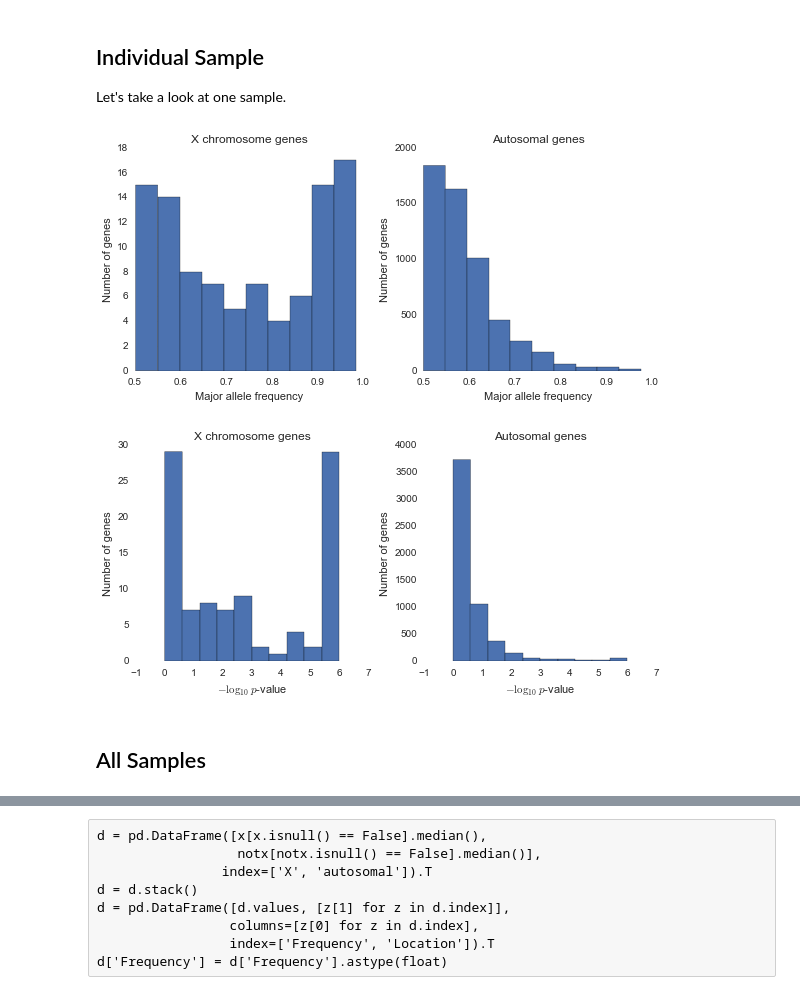
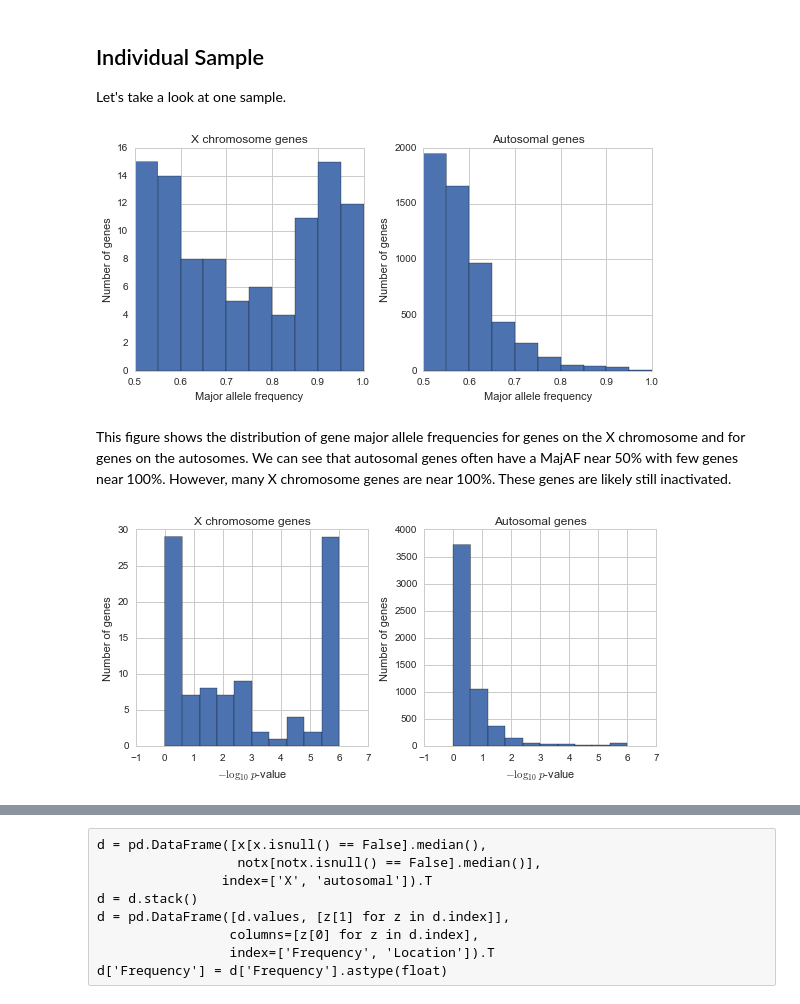
Before and after one commit to frazer-lab/cardips-ipsc-eqtl, a Jupyter notebook: notebooks/X Inactivation.ipynb, the cells around one changed output, grey strips where cells are left out. Drawn from its saved outputs; the diff is of its cells as text; code cells hidden in the pictures.

Commit message:
Notebook updates
I'm going to start migrating the project to the new cluster which will
include a major refactoring and rerunning analyses.

```diff
--- a/notebooks/X Inactivation.ipynb
+++ b/notebooks/X Inactivation.ipynb
@@ -29,6 +34,8 @@ cpy.makedir(outdir)
 private_outdir = os.path.join(ciepy.root, 'private_output',
                               'x_inactivation')
 cpy.makedir(private_outdir)
+# %%
+sns.set_style('whitegrid')
 # %%
 fn = os.path.join(ciepy.root, 'output', 'input_data', 'rsem_tpm.tsv')
 tpm = pd.read_table(fn, index_col=0)
@@ -88,18 +97,26 @@ notx = df[gene_info.ix[df.index, 'chrom'] != 'chrX']
 # %%
 fig, axs = plt.subplots(1, 2, figsize=(8, 4))
 ax = axs[0]
-x.major_allele_freq.hist(ax=ax)
+x.major_allele_freq.hist(ax=ax, bins=np.arange(0.5, 1.05, 0.05))
+ax.set_xlim(0.5, 1)
 ax.set_title('X chromosome genes')
 ax.set_ylabel('Number of genes')
 ax.set_xlabel('Major allele frequency')
 ax = axs[1]
-notx.major_allele_freq.hist(ax=ax)
+notx.major_allele_freq.hist(ax=ax, bins=np.arange(0.5, 1.05, 0.05))
+ax.set_xlim(0.5, 1)
 ax.set_title('Autosomal genes')
 ax.set_ylabel('Number of genes')
 ax.set_xlabel('Major allele frequency')
 plt.tight_layout();
+#plt.savefig(os.path.join(outdir, 'single_sample_majaf.pdf'))
 # %% [output]
-[figure, old version]
+[figure, new version]
+# %% [markdown]
+This figure shows the distribution of gene major allele frequencies for
+genes on the X chromosome and for genes on the autosomes. We can see that
+autosomal genes often have a MajAF near 50% with few genes near 100%. However,
+many X chromosome genes are near 100%. These genes are likely still inactivated.
 # %%
 fig, axs = plt.subplots(1, 2, figsize=(8, 4))
 ax = axs[0]
@@ -114,6 +131,4 @@ ax.set_ylabel('Number of genes')
 ax.set_xlabel('$-\log_{10}$ $p$-value')
 plt.tight_layout();
 # %% [output]
-[figure, old version]
+[figure, new version]
-# %% [markdown]
-## All Samples
```
Also changed, not shown: parts of 41 cells of this notebook, 5 other files.
